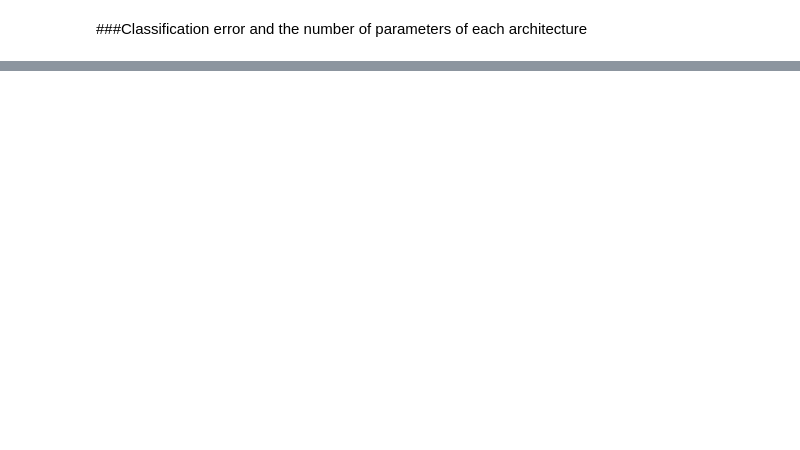
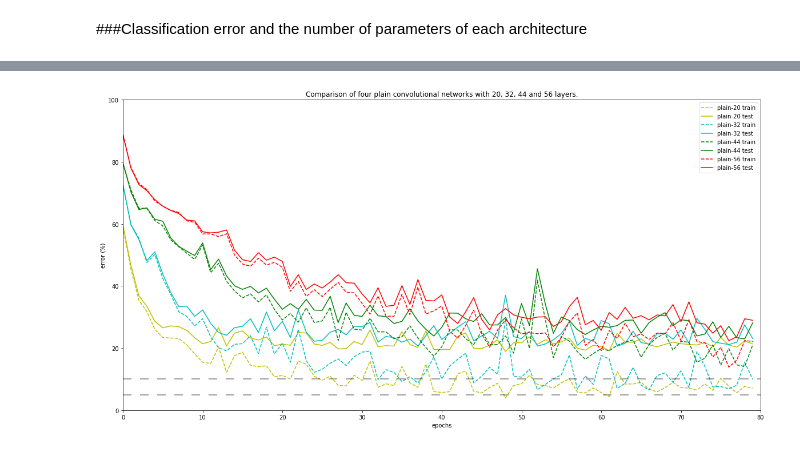
Before and after one commit to michaelwaheb/CIT690E-DeepLearning_Michael_Reda_191002, a Jupyter notebook: Assignment_5.ipynb, the cells around one changed output, grey strips where cells are left out. Cells and saved outputs as stored; diff of their text form; code cells hidden in the pictures; blank space fills up the shorter version.

```diff
--- a/Assignment_5.ipynb
+++ b/Assignment_5.ipynb
@@ -501,25 +572,27 @@ calculateModelParams(Plainnetwork56Model)
 # %%
 ns  = [3, 5, 7, 9]
 clr = ['y', 'c', 'g', 'r']
 
 
-plainnet_dfs = [pd.read_csv(f'results/Plainnet{6*n+2}.csv') for n in ns]
+plainnet_dfs = [pd.read_csv(f'results/plainnet{6*n+2}.csv') for n in ns]
 fig = plt.figure(figsize=(20, 10))
 plt.axis([0, 80, 0, 100])
 
 
 for i in range(len(ns)):
     plt.plot(plainnet_dfs[i]['epoch'], plainnet_dfs[i]['train_err']*100, f'{clr[i]}--',
              label=f'plain-{6*ns[i]+2} train')
     plt.plot(plainnet_dfs[i]['epoch'], plainnet_dfs[i]['test_err']*100, f'{clr[i]}',
              label=f'plain-{6*ns[i]+2} test')
 
 plt.title('Comparison of four plain convolutional networks with 20, 32, 44 and 56 layers.')
 plt.legend(loc='upper right')
 plt.xlabel('epochs')
 plt.ylabel('error (%)')
 plt.axhline(10, color='black', alpha=0.5, dashes=(10., 10.))
 plt.axhline(5, color='black', alpha=0.5, dashes=(10., 10.));
+# %% [output]
+[figure, added]
 # %%
 bests = [df[df['test_err'] == df['test_err'].min()].iloc[0] for df in plainnet_dfs]
 bests_df= pd.concat(bests, axis=1).T
```
Also changed, not shown: parts of 8 cells of this notebook.
